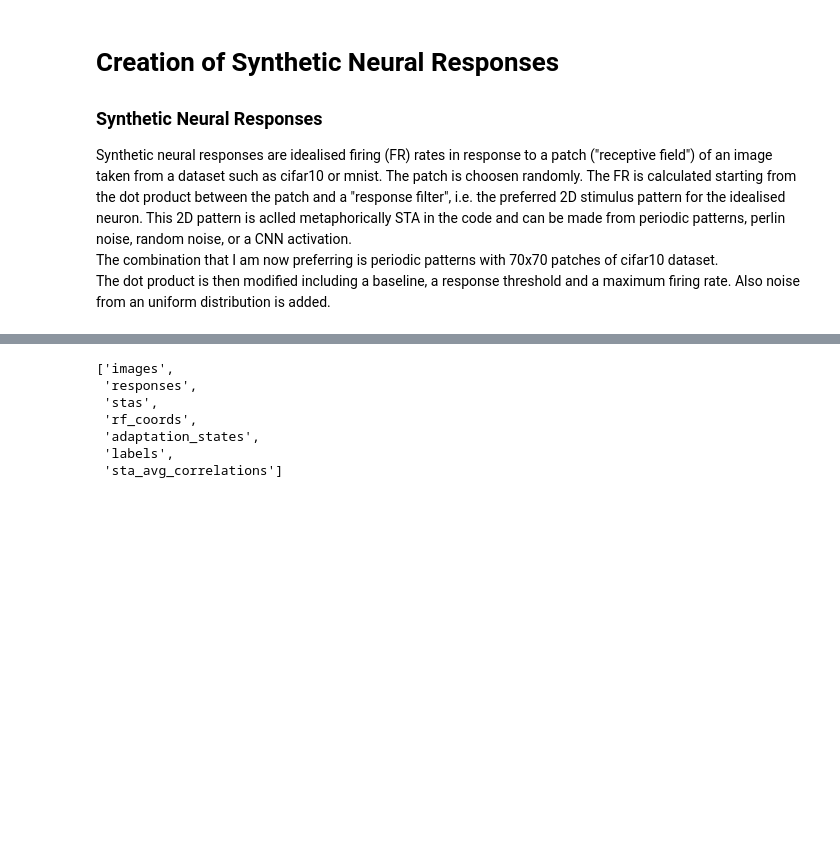
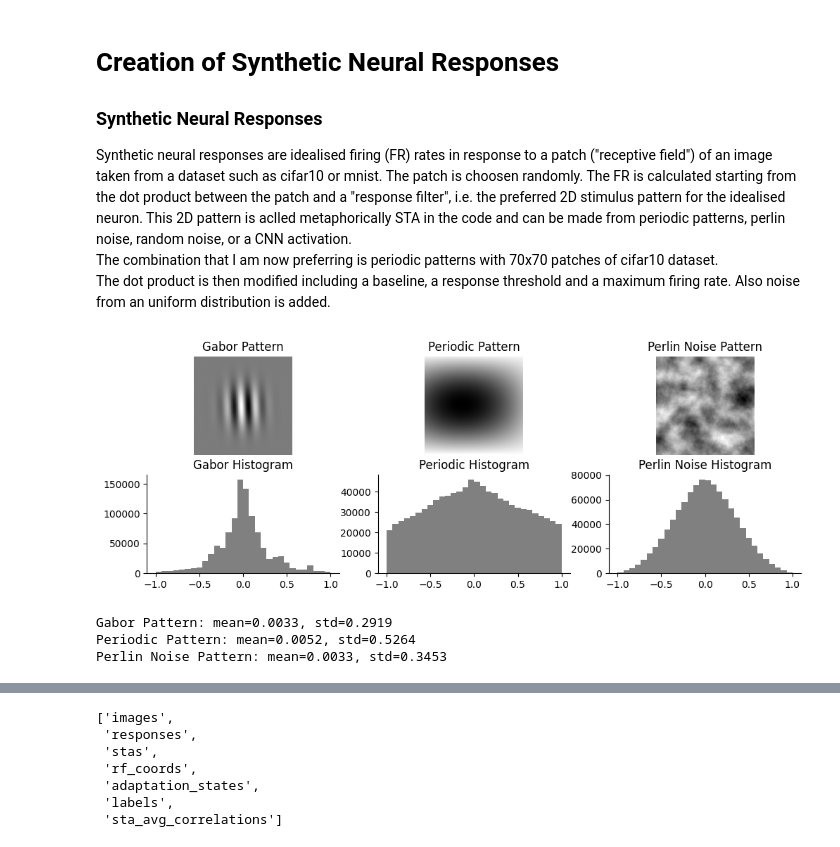
Before and after one commit to lauraporta/neurodecoders, a Jupyter notebook: notebooks/step_1/synthetic_data.ipynb, the cells around one changed output, grey strips where cells are left out. Cells and saved outputs as stored; diff of their text form; code cells hidden in the pictures; blank space fills up the shorter version.

```diff
--- a/notebooks/step_1/synthetic_data.ipynb
+++ b/notebooks/step_1/synthetic_data.ipynb
@@ -6,3 +6,48 @@
 Synthetic neural responses are idealised firing (FR) rates in response to a patch ("receptive field") of an image taken from a dataset such as cifar10 or mnist. The patch is choosen randomly. The FR is calculated starting from the dot product between the patch and a "response filter", i.e. the preferred 2D stimulus pattern for the idealised neuron. This 2D pattern is aclled metaphorically STA in the code and can be made from periodic patterns, perlin noise, random noise, or a CNN activation.
 The combination that I am now preferring is periodic patterns with 70x70 patches of cifar10 dataset.
 The dot product is then modified including a baseline, a response threshold and a maximum firing rate. Also noise from an uniform distribution is added.
+# %%
+# Example patterns
+from neurodecoders.synthetic.sta import STA
+import matplotlib.pyplot as plt
+import numpy as np
+
+
+gabor = STA().get_simulated_sta(type="gabor,100,100", length=100)
+periodic_pattern = STA().get_simulated_sta(type="periodic_patterns,100,100", length=100)
+perlin_noise_pattern = STA().get_simulated_sta(type="perlin_noise_patterns,100,100", length=100)
+
+fig, axs = plt.subplots(2, 3, figsize=(12, 4))
+axs[0, 0].imshow(gabor[0], cmap='gray')
+axs[0, 0].set_title('Gabor Pattern')
+axs[0, 1].imshow(periodic_pattern[0], cmap='gray')
+axs[0, 1].set_title('Periodic Pattern')
+axs[0, 2].imshow(perlin_noise_pattern[0], cmap='gray')
+axs[0, 2].set_title('Perlin Noise Pattern')
+#  no axes for the images
+for ax in axs[0]:
+    ax.axis('off')
+
+#  now histograms
+axs[1, 0].hist(gabor.flatten(), bins=30, color='gray')
+axs[1, 0].set_title('Gabor Histogram')
+axs[1, 1].hist(periodic_pattern.flatten(), bins=30, color='gray')
+axs[1, 1].set_title('Periodic Histogram')
+axs[1, 2].hist(perlin_noise_pattern.flatten(), bins=30, color='gray')
+axs[1, 2].set_title('Perlin Noise Histogram')
+
+#  remove top and right spines for histograms
+for ax in axs[1]:
+    ax.spines['top'].set_visible(False)
+    ax.spines['right'].set_visible(False)
+plt.show()
+
+#  print mean and std of each pattern
+print(f'Gabor Pattern: mean={np.mean(gabor):.4f}, std={np.std(gabor):.4f}')
+print(f'Periodic Pattern: mean={np.mean(periodic_pattern):.4f}, std={np.std(periodic_pattern):.4f}')
+print(f'Perlin Noise Pattern: mean={np.mean(perlin_noise_pattern):.4f}, std={np.std(perlin_noise_pattern):.4f}')
+# %% [output]
+[figure, added]
+Gabor Pattern: mean=0.0033, std=0.2919
+Periodic Pattern: mean=0.0052, std=0.5264
+Perlin Noise Pattern: mean=0.0033, std=0.3453
```
Also changed, not shown: parts of 11 cells of this notebook, 3 other files.
